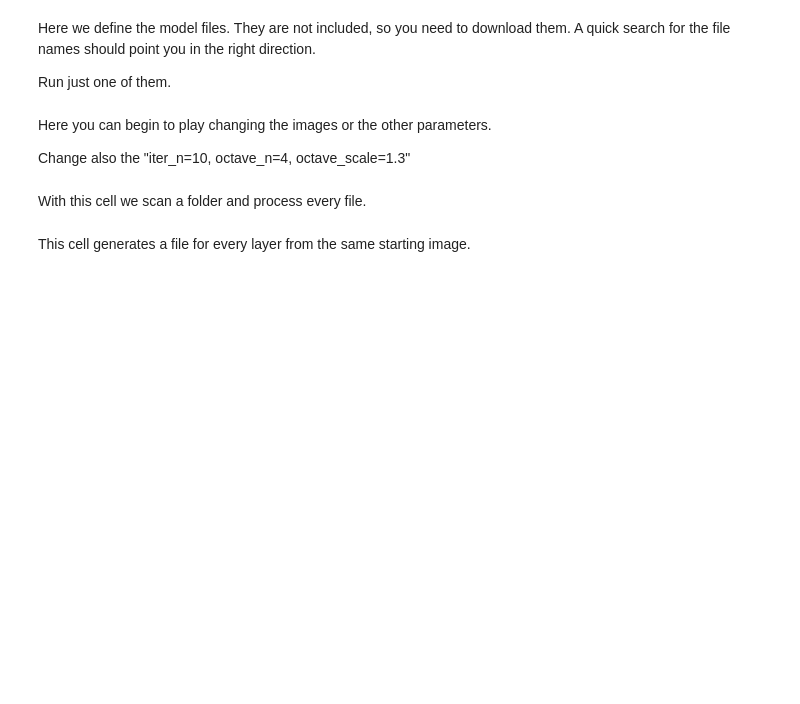
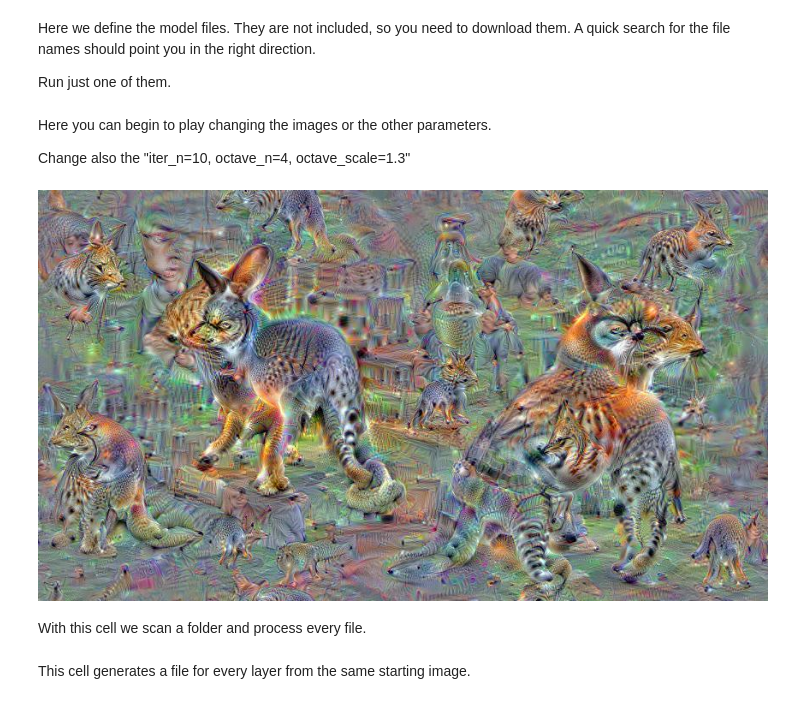
Before and after one commit to spiorf/deepdream, a Jupyter notebook: bat-country.ipynb, the cells around one changed output. Saved outputs shown, nothing was run; the diff lists cells and outputs as text; code cells hidden in the pictures; blank space fills up the shorter version.

```diff
--- a/bat-country.ipynb
+++ b/bat-country.ipynb
@@ -22,5 +22,5 @@ import string
 #Comment to disable CUDA; Don't do that: this technology will be obsolete by the time you generate an interesting video
 caffe.set_device(0)
 caffe.set_mode_gpu()
-
+#caffe.set_mode_gpu_lowmem()
 
@@ -112,11 +112,11 @@ class BatCountry:
 
 				# visualization
 				if i%10==0:
-
-					vis = deprocess_fn(self.net, src.data[0])
-					showarray(vis)
-					print("octave={}, iter={}, layer={}, image_dim={}".format(octave, i, end, vis.shape))
-					clear_output(wait=True)
+					if verbose:
+						vis = deprocess_fn(self.net, src.data[0])
+						showarray(vis)
+						print("octave={}, iter={}, layer={}, image_dim={}".format(octave, i, end, vis.shape))
+						clear_output(wait=True)
 				# adjust image contrast if clipping is disabled
 				if not clip:
 					vis = vis * (255.0 / np.percentile(vis, 99.98))
@@ -144,7 +144,7 @@ class BatCountry:
 
 	@staticmethod
 	def gradient_ascent_step(net, step_size=1.5, end="inception_4c/output",
-		jitter=128, clip=True, objective_fn=None, **objective_params):
+		jitter=32, clip=True, objective_fn=None, **objective_params):
 		# if the objective function is None, initialize it as
 		# the standard L2 objective
 		if objective_fn is None:
@@ -234,6 +234,13 @@ class BatCountry:
 		dst.diff[0].reshape(ch, -1)[:] = y[:,A.argmax(1)]
 
 	@staticmethod
+	def class_objective(dst):
+		# slightly inhibit other classes
+		dst.diff[:] = -0.1 * dst.data
+		# we need a big gradient to force stuff to appear
+		dst.diff[0, cl] = np.clip(5000 * dst.data[0, cl], 1000, 50000)
+
+	@staticmethod
 	def preprocess(net, img):
 		return np.float32(np.rollaxis(img, 2)[::-1]) - net.transformer.mean["data"]
 
@@ -260,20 +267,30 @@ Change also the "iter_n=10, octave_n=4, octave_scale=1.3"
 # %%
 rootdir = '/Users/spiorf/Desktop/dreams/'
 name_prefix = '_out_'
 
 bc = BatCountry(model_path,deploy_path=net_fn, model_path=param_fn)
-end=layernames[89]
+end=layernames[115]
 
-img = np.float32(PIL.Image.open('/Users/spiorf/Desktop/deepdream/source_images/grey720.jpg'))
-features = bc.prepare_guide(PIL.Image.open('/Users/spiorf/Desktop/deepdream/guide_images/birds.jpg'), end=end)
+img = np.float32(PIL.Image.open('/Users/spiorf/Desktop/deepdream/source_images/grey480.jpg'))
+features = bc.prepare_guide(PIL.Image.open('/Users/spiorf/Desktop/deepdream/guide_images/225x225/cat.jpg'), end=end)
 
-#image = bc.dream(img, iter_n=20, octave_n=4, octave_scale=1.3, end=end, verbose=True, visualize=False)
-image = bc.dream(img, iter_n=100, octave_n=50, octave_scale=1.05, end=end, objective_fn=BatCountry.guided_objective,
-                 objective_features=features, verbose=True, visualize=False)
+#image = bc.dream(img, iter_n=30, octave_n=20, octave_scale=1.05, end=end, verbose=True, visualize=False)
+image = bc.dream(img, iter_n=100,
+                 octave_n=5,
+                 octave_scale=1.5,
+                 end=end,
+                 objective_fn=BatCountry.guided_objective,  #comment for dreaming without guide image
+                 objective_features=features,               #comment for dreaming without guide image
+                 verbose=True,
+                 visualize=False,
+                 step_size=1,
+                 jitter=32)
 bc.cleanup()
 showarray(image)
 filename = ''.join(random.SystemRandom().choice(string.ascii_uppercase + string.digits) for _ in range(10))
 PIL.Image.fromarray(np.uint8(image)).save(rootdir + name_prefix + "%s.jpg"%filename)
+# %% [output]
+[figure, added]
 # %% [markdown]
 With this cell we scan a folder and process every file.
 # %%
```
Also changed, not shown: parts of 6 cells of this notebook, 2 other files.
